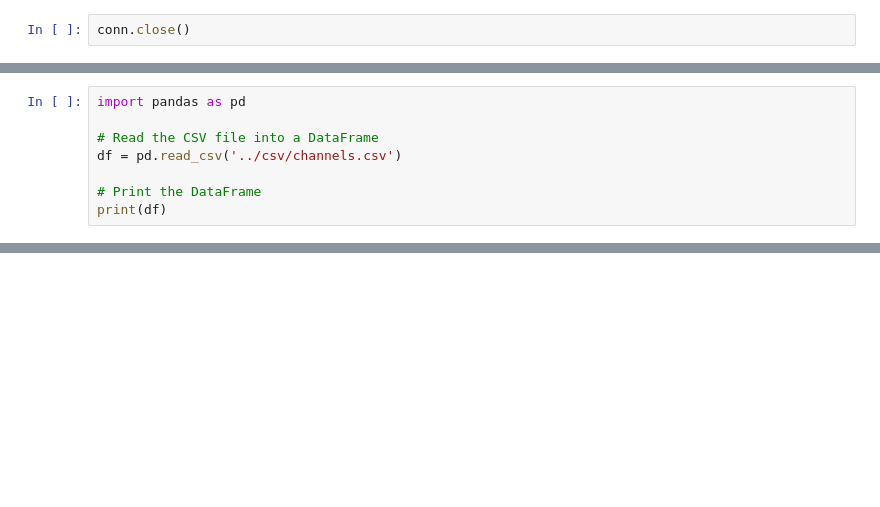
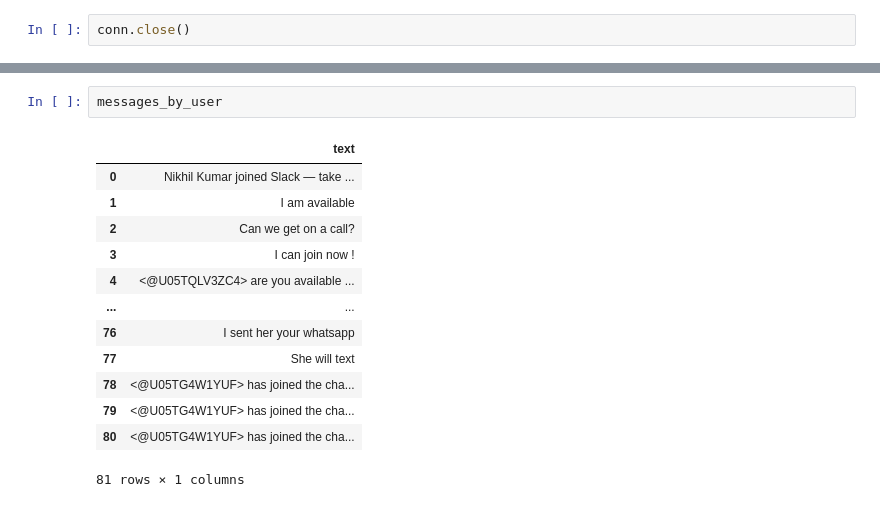
Before and after one commit to CraftonAI/kentron-slack-processing, a Jupyter notebook: notebooks/creating_querying_db.ipynb, the cells around one changed output, grey strips where cells are left out. Saved outputs shown, nothing was run; the diff lists cells and outputs as text; blank space fills up the shorter version.

Commit message:
query all messages

```diff
--- a/notebooks/creating_querying_db.ipynb
+++ b/notebooks/creating_querying_db.ipynb
@@ -144,8 +146,0 @@ print(result)
-# %%
-import pandas as pd
-
-# Read the CSV file into a DataFrame
-df = pd.read_csv('../csv/channels.csv')
-
-# Print the DataFrame
-print(df)
@@ -151,0 +285,16 @@ print(df)
+# %%
+messages_by_user
+# %% [output]
+|  | text |
+| 0 | Nikhil Kumar joined Slack — take ... |
+| 1 | I am available |
+| 2 | Can we get on a call? |
+| 3 | I can join now ! |
+| 4 | <@U05TQLV3ZC4> are you available ... |
+| ... | ... |
+| 76 | I sent her your whatsapp |
+| 77 | She will text |
+| 78 | <@U05TG4W1YUF> has joined the cha... |
+| 79 | <@U05TG4W1YUF> has joined the cha... |
+| 80 | <@U05TG4W1YUF> has joined the cha... |
+81 rows × 1 columns
```
Also changed, not shown: parts of 5 cells of this notebook.
